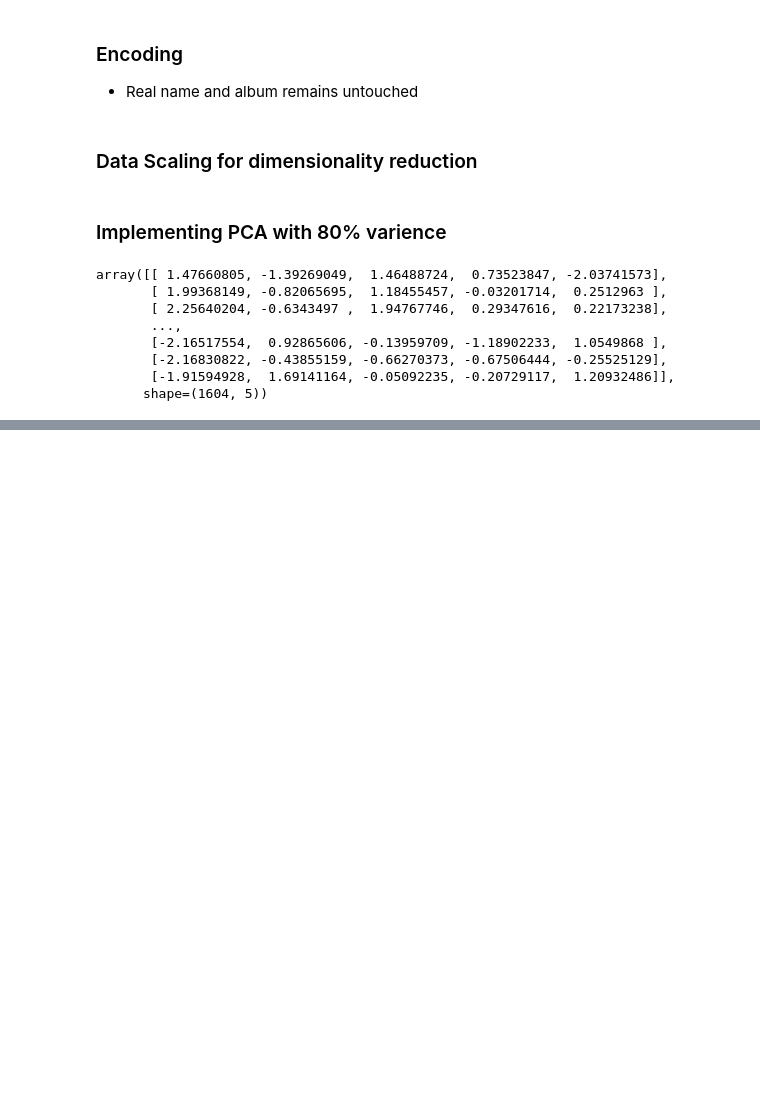
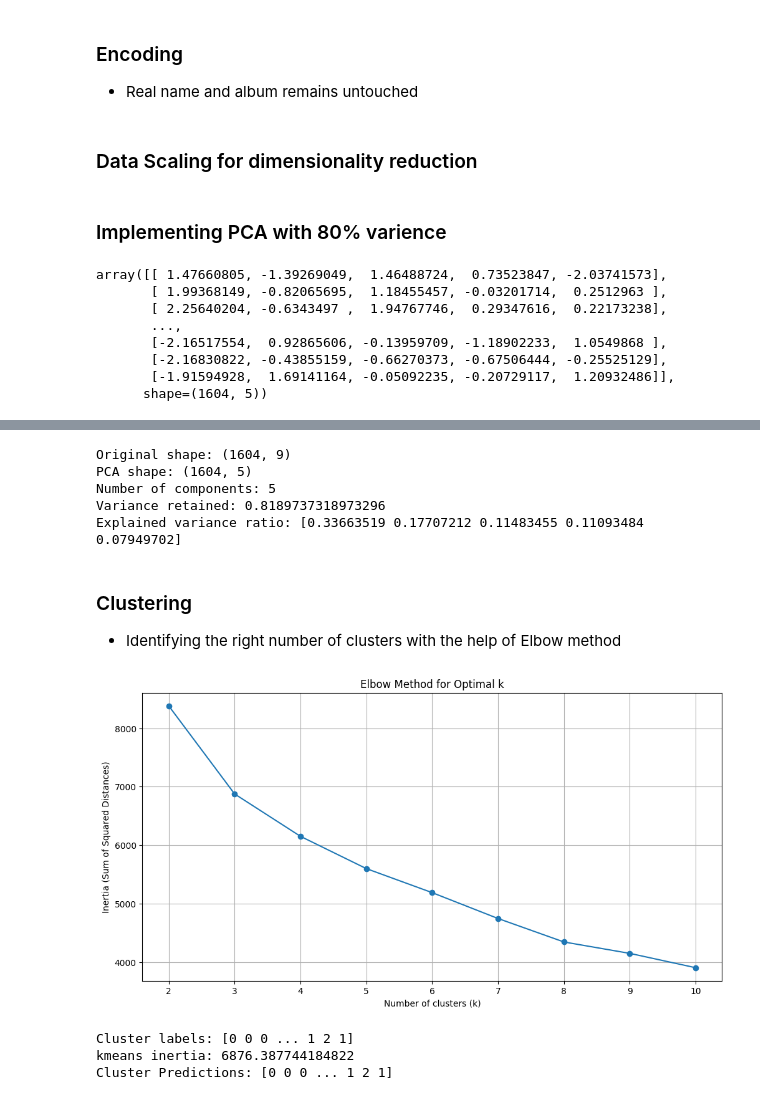
Before and after one commit to ShakyaSangam/spotify-ml-analysis, a Jupyter notebook: spotify.ipynb, the cells around one changed output, grey strips where cells are left out. Saved outputs shown, nothing was run; the diff lists cells and outputs as text; code cells hidden in the pictures; blank space fills up the shorter version.

Commit message:
identifying right clusters and kmeans algo. implemented

```diff
--- a/spotify.ipynb
+++ b/spotify.ipynb
@@ -556,0 +559,47 @@ container.shape
+# %%
+print("Original shape:", X.shape)
+print("PCA shape:", container.shape)
+print("Number of components:", dfpca.n_components_)
+print("Variance retained:",dfpca.explained_variance_ratio_.sum())
+print("Explained variance ratio:", dfpca.explained_variance_ratio_)
+# %% [output]
+Original shape: (1604, 9)
+PCA shape: (1604, 5)
+Number of components: 5
+Variance retained: 0.8189737318973296
+Explained variance ratio: [0.33663519 0.17707212 0.11483455 0.11093484 0.07949702]
+# %% [markdown]
+### Clustering
+- Identifying the right number of clusters with the help of Elbow method
+# %%
+distance = []
+k = range(2, 11)
+for i in k:
+    kmeans = KMeans(n_clusters=i, random_state=42)
+    kmeans.fit(container)
+    distance.append(kmeans.inertia_) # * inertia is basically the sum of squared distances of samples to their closest cluster center. It is a measure of how well the clusters are formed. Lower inertia values indicate better clustering, as it means that the samples are closer to their respective cluster centers. The elbow method uses this inertia value to determine the optimal number of clusters by looking for a point where the inertia starts to decrease at a slower rate (the "elbow" point).
+
+plt.figure(figsize=(12, 6))
+plt.plot(k, distance, marker='o')
+plt.title('Elbow Method for Optimal k')
+plt.xlabel('Number of clusters (k)')
+plt.ylabel('Inertia (Sum of Squared Distances)')
+plt.xticks(k)
+plt.grid()
+plt.show()
+# %% [output]
+[figure, added]
+# %%
+# Perform K-means clustering
+#* 3-clusters with kmeans algorithm
+kmeans = KMeans(n_clusters=3, random_state=42)
+cluster_output = kmeans.fit_predict(container)
+labels = kmeans.labels_
+df["cluster_result"] = cluster_output
+print("Cluster labels:", labels)
+print("kmeans inertia:", kmeans.inertia_)
+print("Cluster Predictions:", cluster_output)
+# %% [output]
+Cluster labels: [0 0 0 ... 1 2 1]
+kmeans inertia: 6876.387744184822
+Cluster Predictions: [0 0 0 ... 1 2 1]
```
Also changed, not shown: parts of 2 cells of this notebook.
